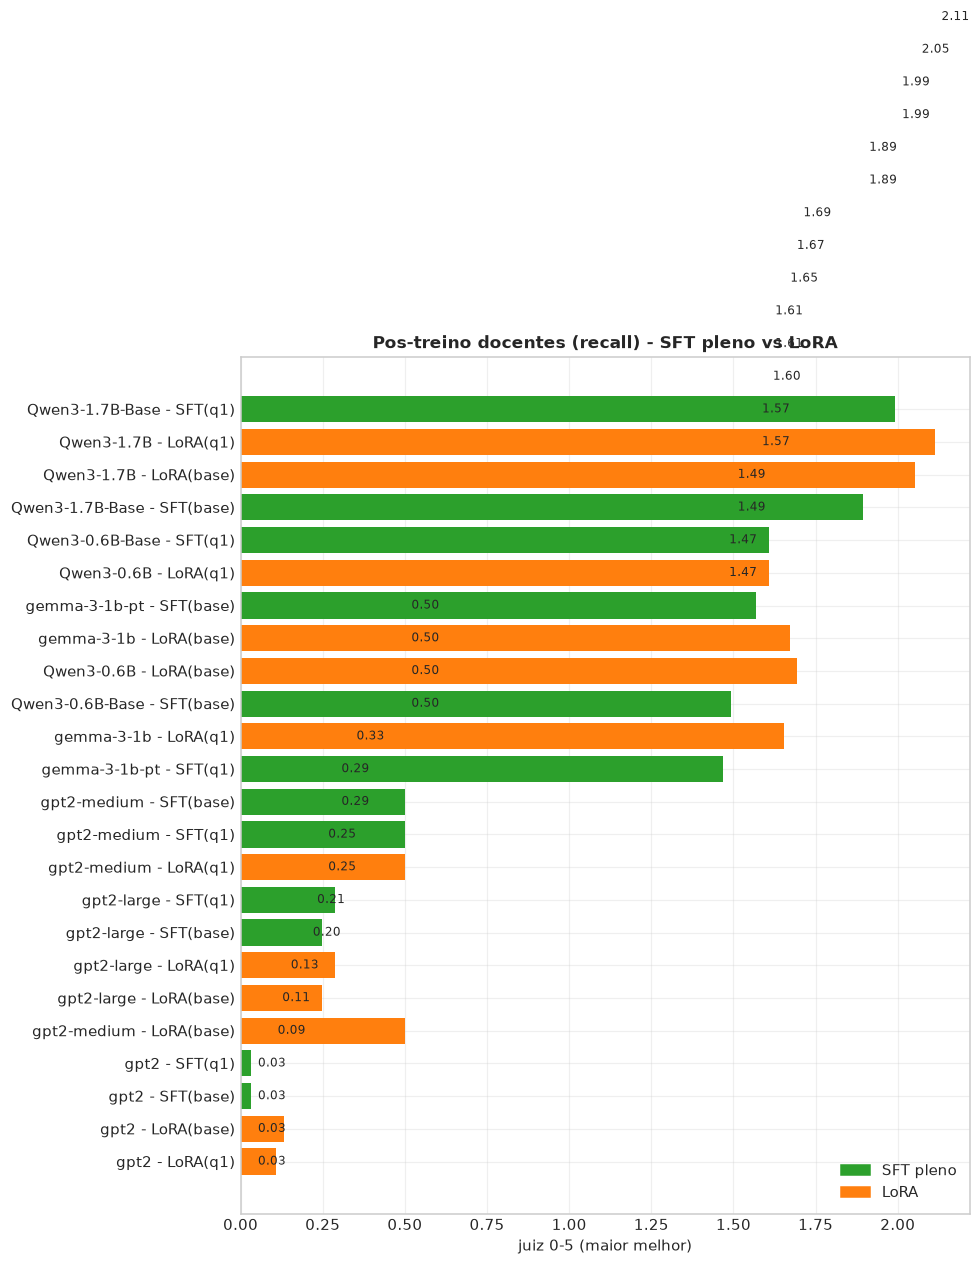
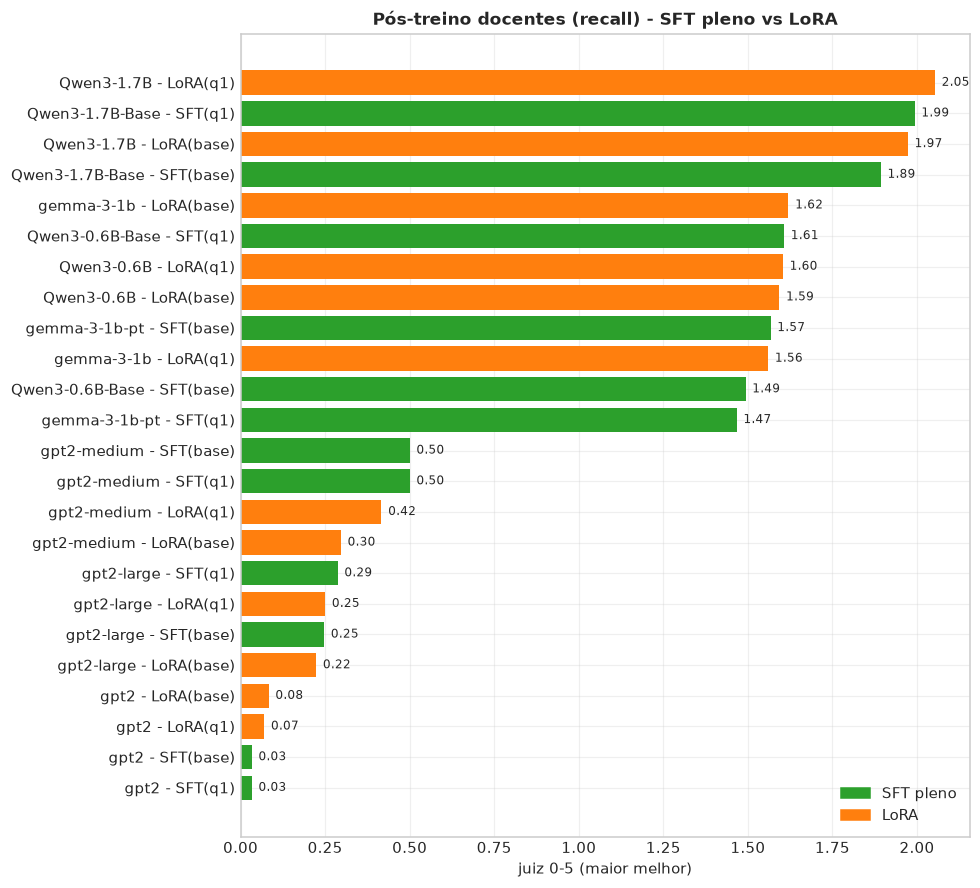
Code edit (unified diff) that turned the first committed figure into the second:
--- before
+++ after
@@ -16,4 +16,5 @@
 else:
     lb = pd.concat(rows, ignore_index=True).dropna(subset=["mean_judge"])
+    lb = lb.groupby(["label", "method"], as_index=False)["mean_judge"].mean()
     lb = lb.sort_values("mean_judge")
     colors = [C["sft"] if m == "SFT pleno" else C["lora"] for m in lb["method"]]
@@ -21,5 +22,5 @@
     ax.barh(lb["label"], lb["mean_judge"], color=colors)
     ax.set_xlabel("juiz 0-5 (maior melhor)")
-    ax.set_title("Pos-treino docentes (recall) - SFT pleno vs LoRA")
+    ax.set_title("Pós-treino docentes (recall) - SFT pleno vs LoRA")
     from matplotlib.patches import Patch
     ax.legend(handles=[Patch(color=C["sft"], label="SFT pleno"),

Commit: grafico